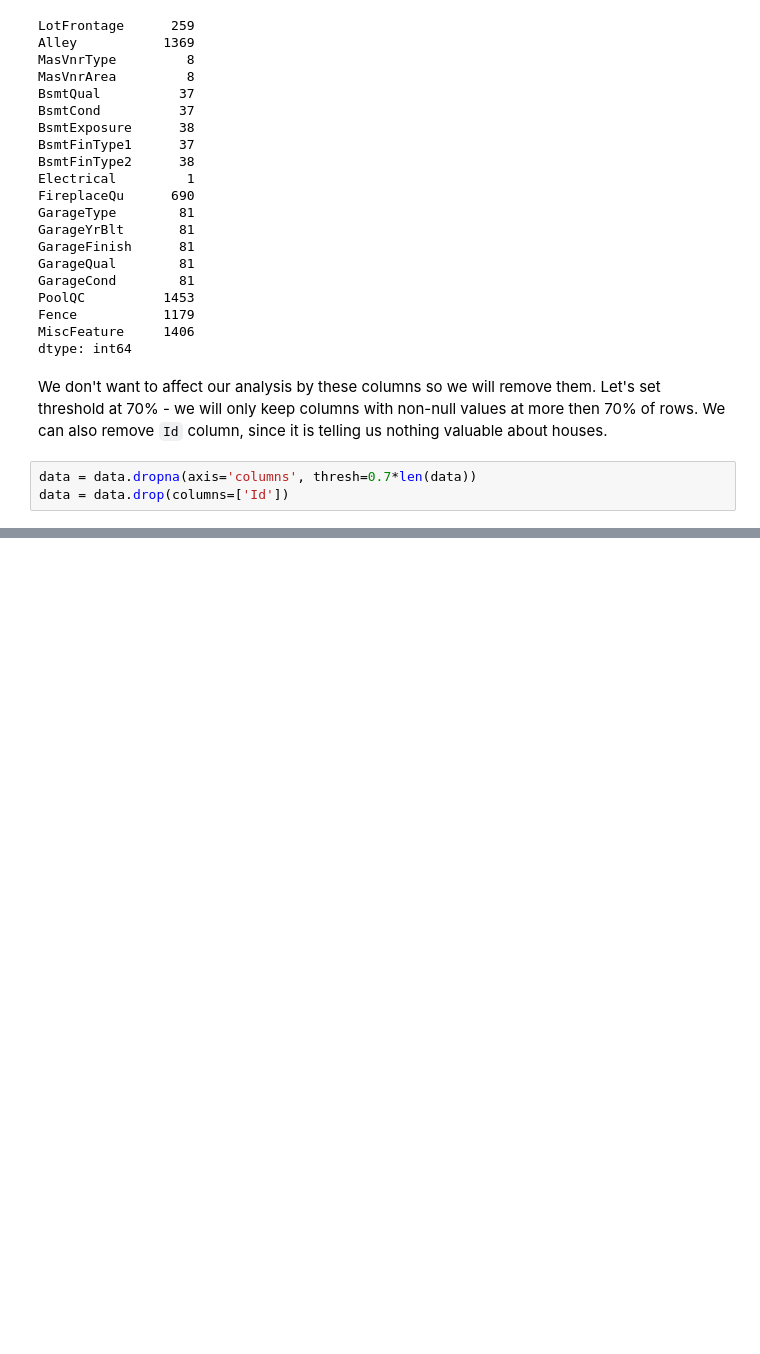
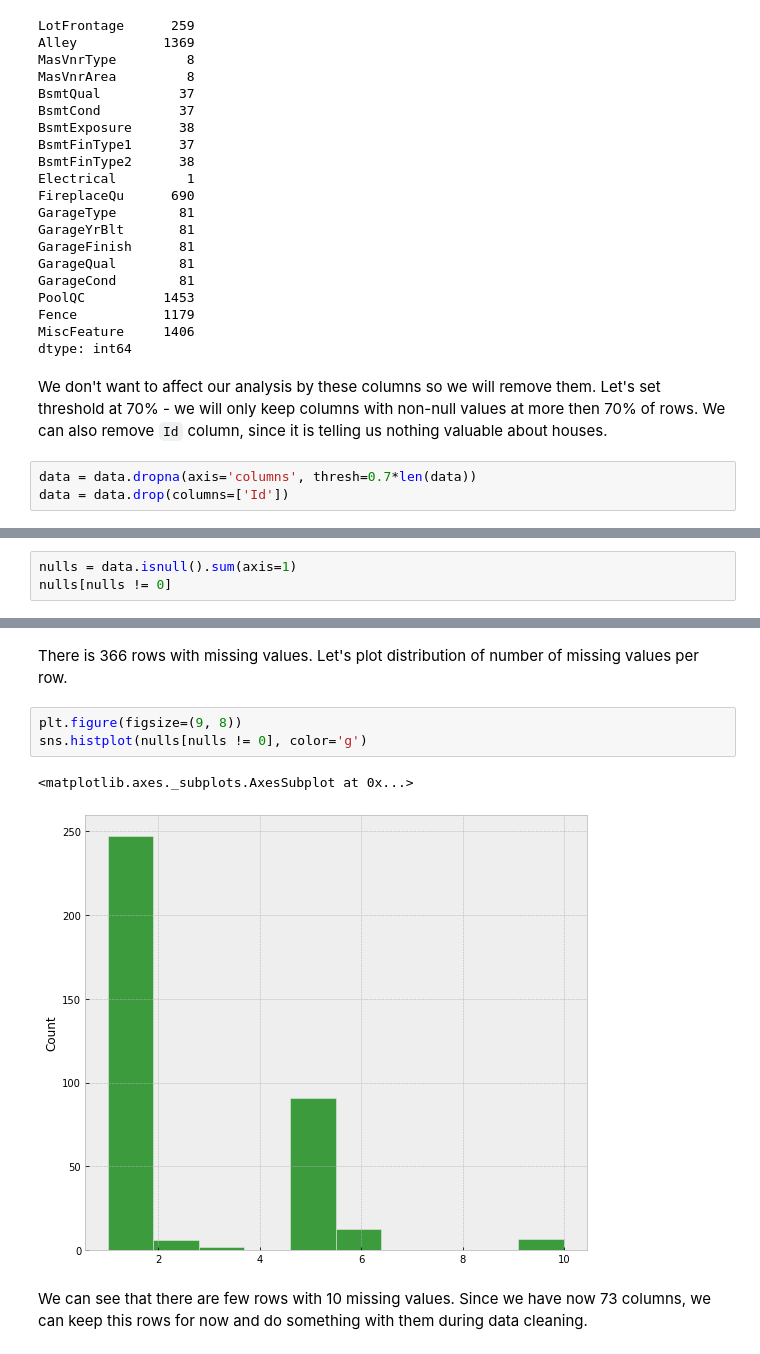
Before and after one commit to katarinagresova/M7DataSP_2020, a Jupyter notebook: linear_regression/ExploratoryAnalysis.ipynb, the cells around one changed output, grey strips where cells are left out. Drawn from its saved outputs; the diff is of its cells as text; blank space fills up the shorter version.

Commit message:
Checking rows with too many null values

```diff
--- a/linear_regression/ExploratoryAnalysis.ipynb
+++ b/linear_regression/ExploratoryAnalysis.ipynb
@@ -83,0 +108,3 @@ data = data.drop(columns=['Id'])
+# %%
+nulls = data.isnull().sum(axis=1)
+nulls[nulls != 0]
@@ -83,0 +124,10 @@ data = data.drop(columns=['Id'])
+# %% [markdown]
+There is 366 rows with missing values. Let's plot distribution of number of missing values per row.
+# %%
+plt.figure(figsize=(9, 8))
+sns.histplot(nulls[nulls != 0], color='g')
+# %% [output]
+<matplotlib.axes._subplots.AxesSubplot at 0x...>
+[figure, added]
+# %% [markdown]
+We can see that there are few rows with 10 missing values. Since we have now 73 columns, we can keep this rows for now and do something with them during data cleaning.
```
Also changed, not shown: parts of 4 cells of this notebook.
